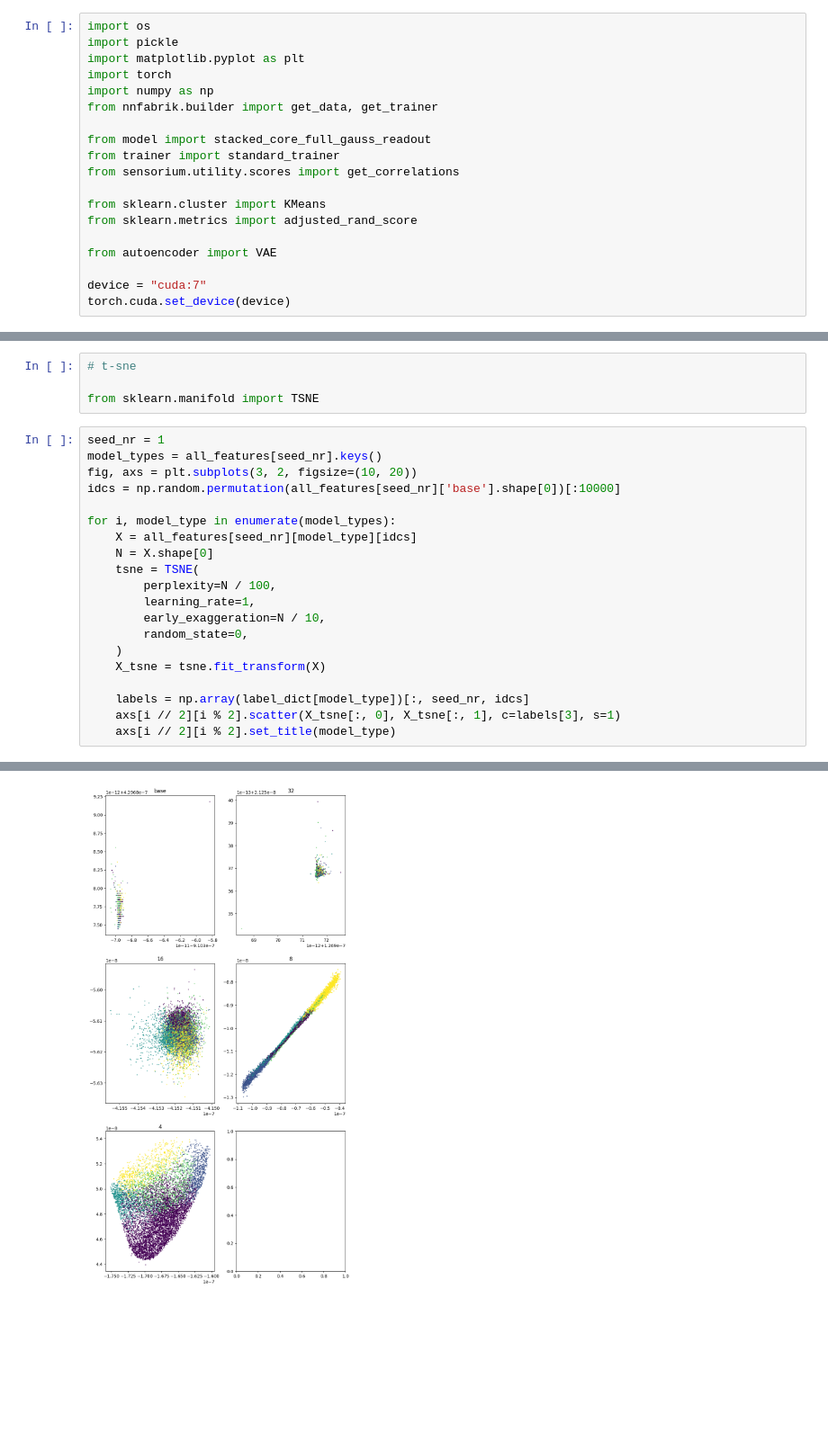
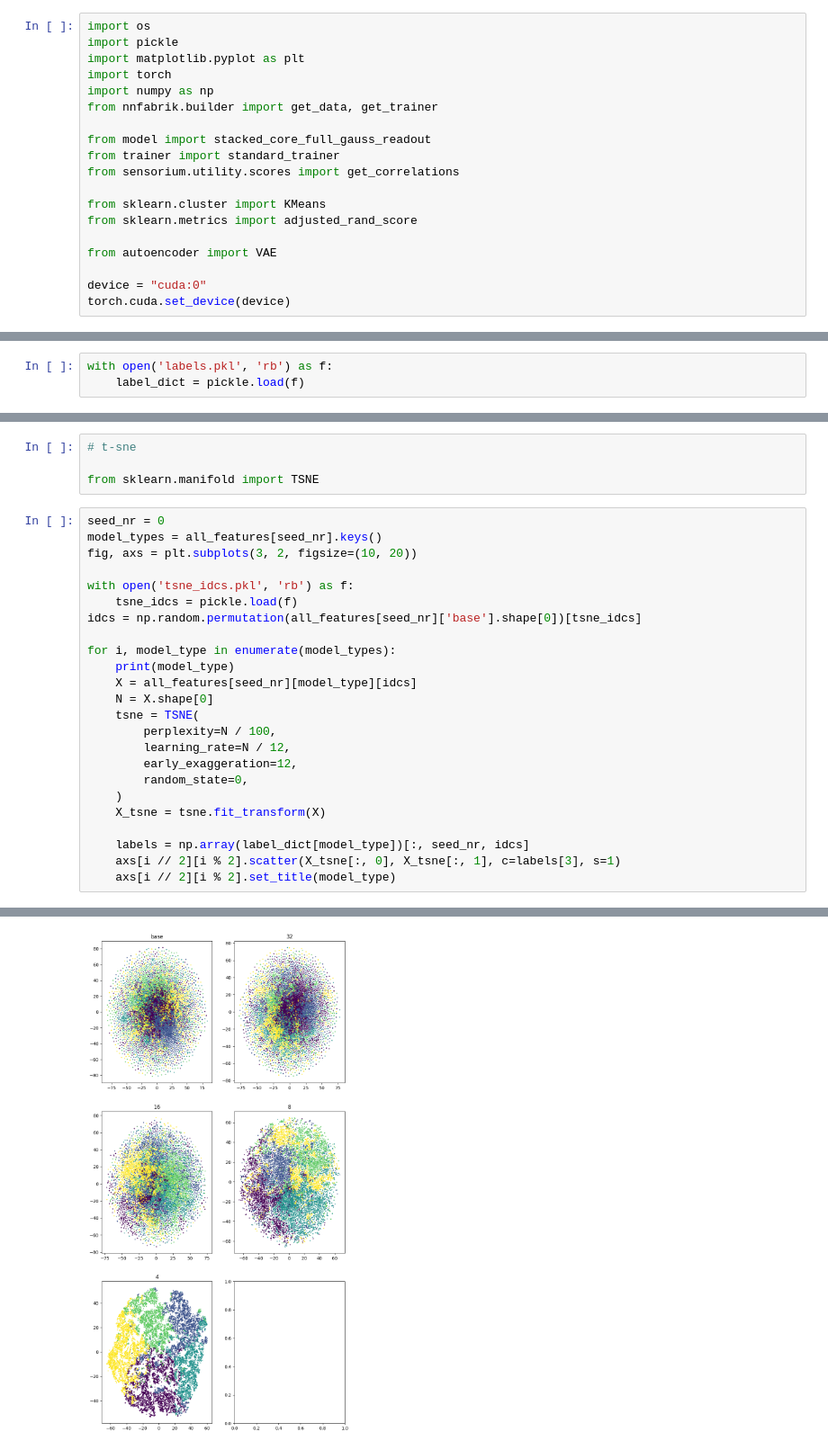
Before and after one commit to NathanSoeding/sensorium, a Jupyter notebook: small_readout_vectors/validating_vae.ipynb, the cells around one changed output, grey strips where cells are left out. Shown at 90% size. Cells and saved outputs as stored; diff of their text form; blank space fills up the shorter version.

Commit message:
2000 neurons per mouse tsne

```diff
--- a/small_readout_vectors/validating_vae.ipynb
+++ b/small_readout_vectors/validating_vae.ipynb
@@ -15,7 +15,7 @@ from sklearn.metrics import adjusted_rand_score
 
 from autoencoder import VAE
 
-device = "cuda:7"
+device = "cuda:0"
 torch.cuda.set_device(device)
 # %%
 basepath = "/srv/user/polina/sensorium/sensorium/notebooks/data/"
@@ -238,6 +238,9 @@ for model_type in all_features[0].keys():
 
 with open('labels.pkl', 'wb') as f:
     pickle.dump(label_dict, f)
+# %%
+with open('labels.pkl', 'rb') as f:
+    label_dict = pickle.load(f)
 # %%
 for model_type, ari_curve in ari_dict.items():
     plt.plot(n_clusters, ari_curve, ls='--', marker='o', label=model_type)
@@ -253,18 +256,22 @@ plt.show()
 
 from sklearn.manifold import TSNE
 # %%
-seed_nr = 1
+seed_nr = 0
 model_types = all_features[seed_nr].keys()
 fig, axs = plt.subplots(3, 2, figsize=(10, 20))
-idcs = np.random.permutation(all_features[seed_nr]['base'].shape[0])[:10000]
+
+with open('tsne_idcs.pkl', 'rb') as f:
+    tsne_idcs = pickle.load(f)
+idcs = np.random.permutation(all_features[seed_nr]['base'].shape[0])[tsne_idcs]
 
 for i, model_type in enumerate(model_types):
+    print(model_type)
     X = all_features[seed_nr][model_type][idcs]
     N = X.shape[0]
     tsne = TSNE(
         perplexity=N / 100,
-        learning_rate=1,
-        early_exaggeration=N / 10,
+        learning_rate=N / 12,
+        early_exaggeration=12,
         random_state=0,
     )
     X_tsne = tsne.fit_transform(X)
@@ -276 +288 @@ for i, model_type in enumerate(model_types):
-[figure, old version]
+[figure, new version]
```
Also changed, not shown: parts of 4 cells of this notebook.
